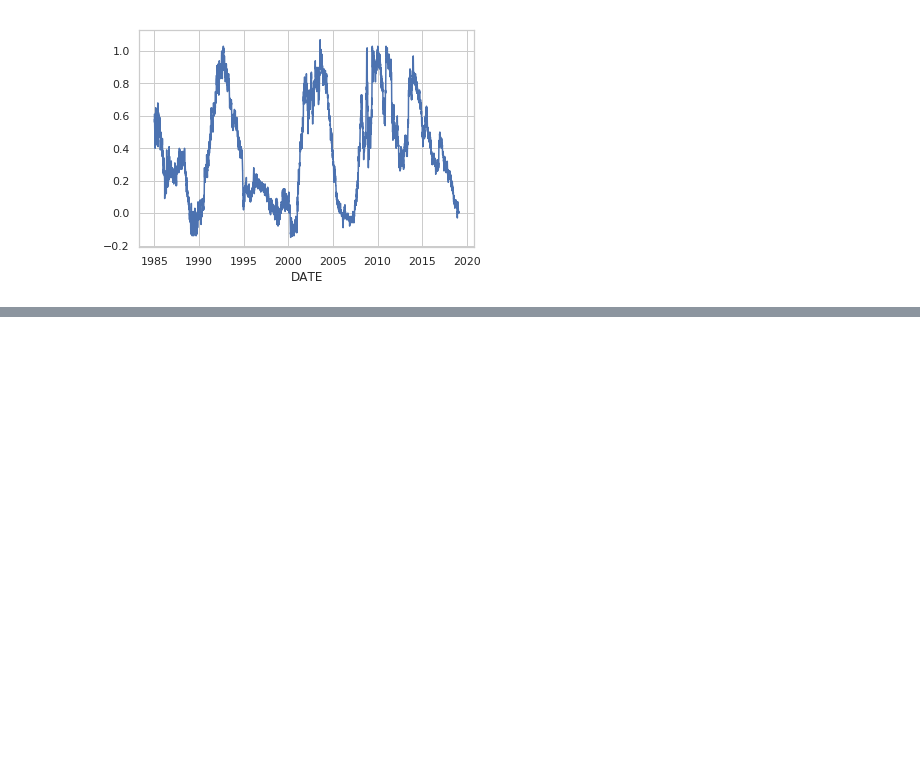
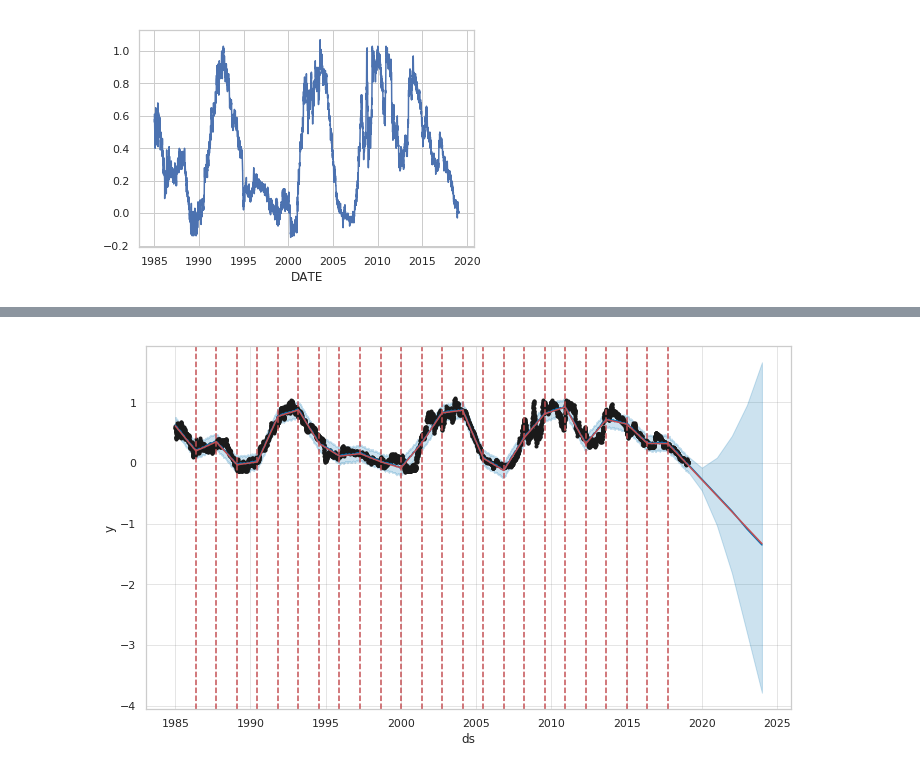
Before and after one commit to guyandtheworld/recession, a Jupyter notebook: model/Bond Analysis.ipynb, the cells around one changed output, grey strips where cells are left out. Cells and saved outputs as stored; diff of their text form; code cells hidden in the pictures; blank space fills up the shorter version.

```diff
--- a/model/Bond Analysis.ipynb
+++ b/model/Bond Analysis.ipynb
@@ -115,0 +130,6 @@ rmse
+# %%
+from fbprophet.plot import add_changepoints_to_plot
+fig = model.plot(forecast)
+a = add_changepoints_to_plot(fig.gca(), model, forecast)
+# %% [output]
+[figure, added]
```
Also changed, not shown: parts of 18 cells of this notebook.
